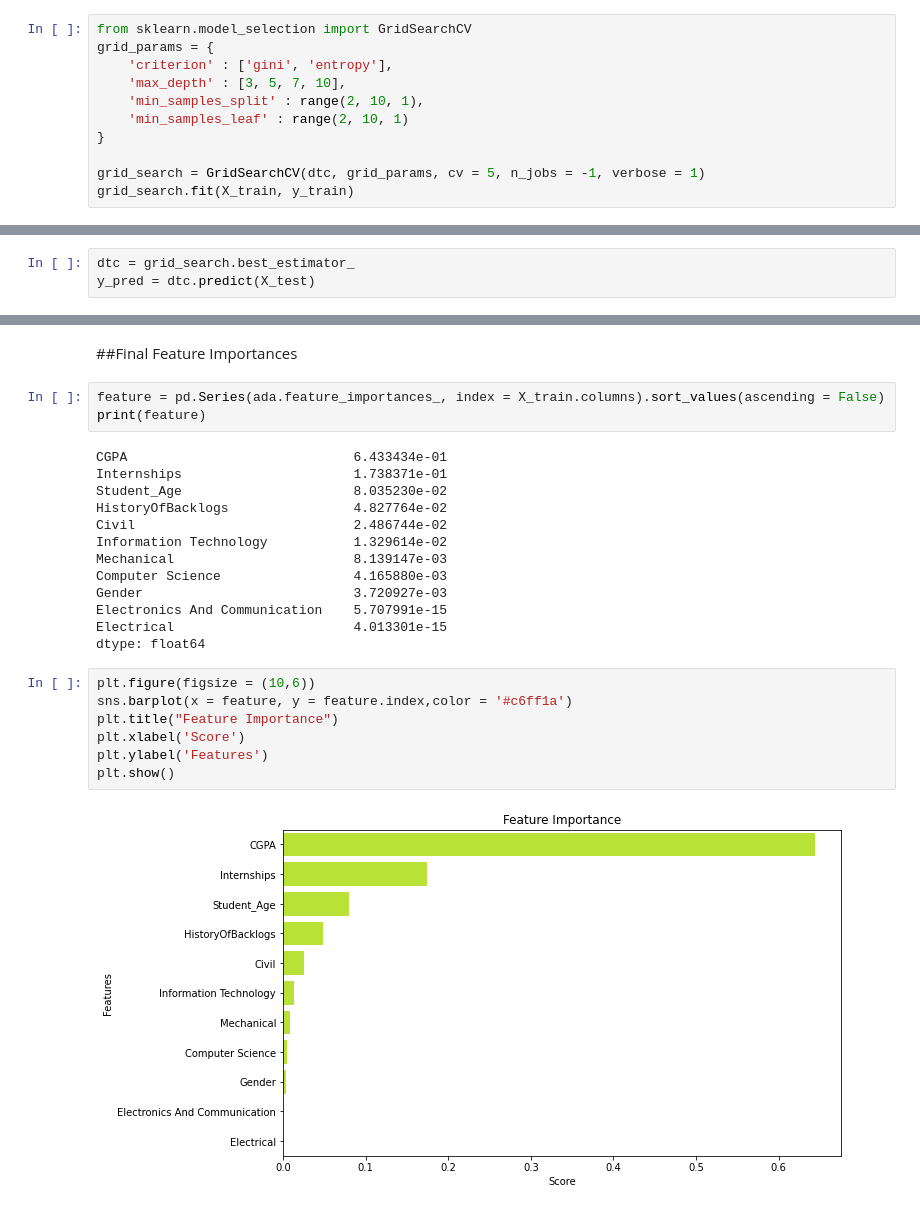
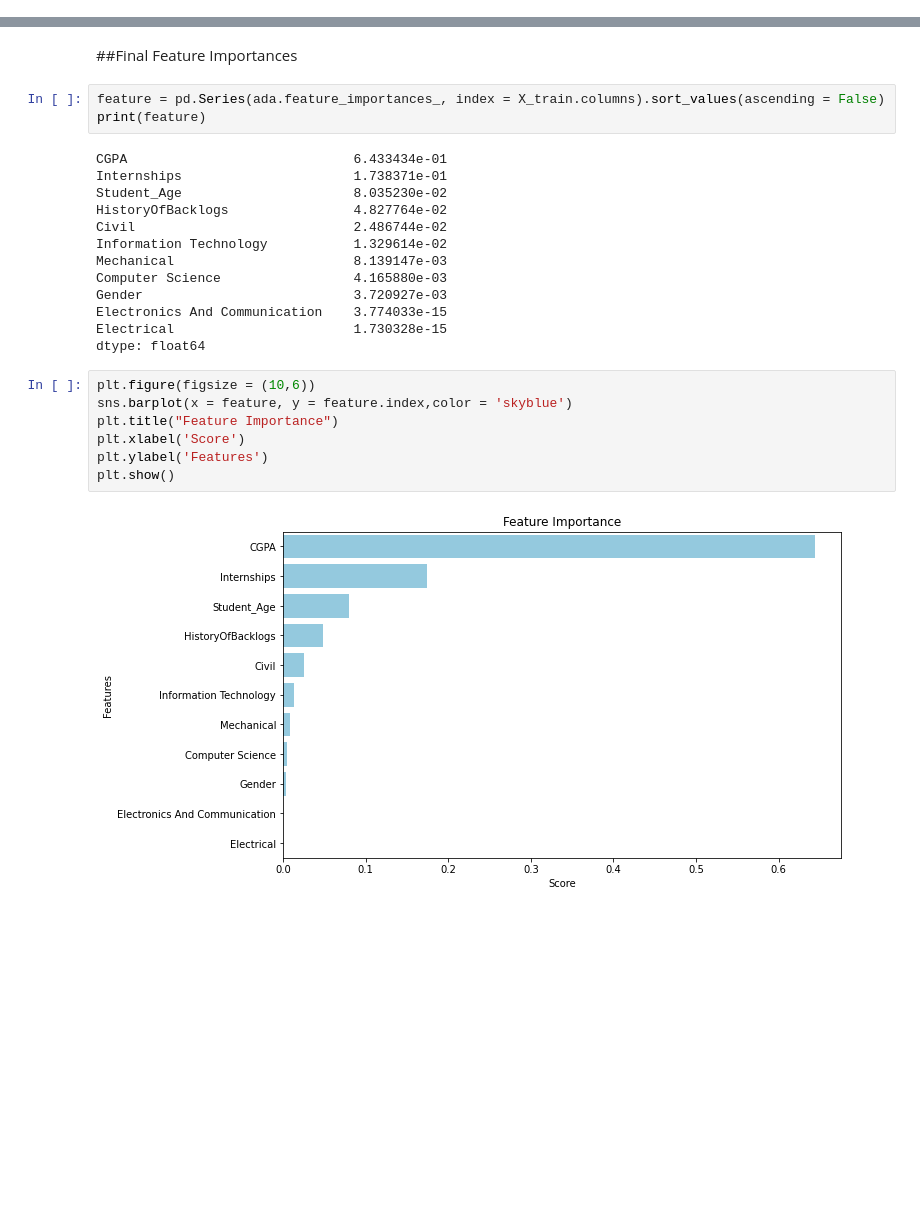
Before and after one commit to sarthaknarang060402/PlacementPredictor, a Jupyter notebook: MLProject.ipynb, the cells around one changed output, grey strips where cells are left out. Drawn from its saved outputs; the diff is of its cells as text; blank space fills up the shorter version.

```diff
--- a/MLProject.ipynb
+++ b/MLProject.ipynb
@@ -713,13 +713,2 @@ Hence best is AdaBoost
 # %% [markdown]
 ###Hyper-Parameter Tuning
-# %%
-from sklearn.model_selection import GridSearchCV
-grid_params = {
-    'criterion' : ['gini', 'entropy'],
-    'max_depth' : [3, 5, 7, 10],
-    'min_samples_split' : range(2, 10, 1),
-    'min_samples_leaf' : range(2, 10, 1)
-}
-
-grid_search = GridSearchCV(dtc, grid_params, cv = 5, n_jobs = -1, verbose = 1)
-grid_search.fit(X_train, y_train)
@@ -736,3 +714,0 @@ GridSearchCV(cv=5,
-# %%
-dtc = grid_search.best_estimator_
-y_pred = dtc.predict(X_test)
@@ -819,15 +789,15 @@ Information Technology           1.329614e-02
 Mechanical                       8.139147e-03
 Computer Science                 4.165880e-03
 Gender                           3.720927e-03
-Electronics And Communication    5.707991e-15
-Electrical                       4.013301e-15
+Electronics And Communication    3.774033e-15
+Electrical                       1.730328e-15
 dtype: float64
 # %%
 plt.figure(figsize = (10,6))
-sns.barplot(x = feature, y = feature.index,color = '#c6ff1a')
+sns.barplot(x = feature, y = feature.index,color = 'skyblue')
 plt.title("Feature Importance")
 plt.xlabel('Score')
 plt.ylabel('Features')
 plt.show()
 # %% [output]
-[figure, old version]
+[figure, new version]
```
Also changed, not shown: parts of 7 cells of this notebook.
